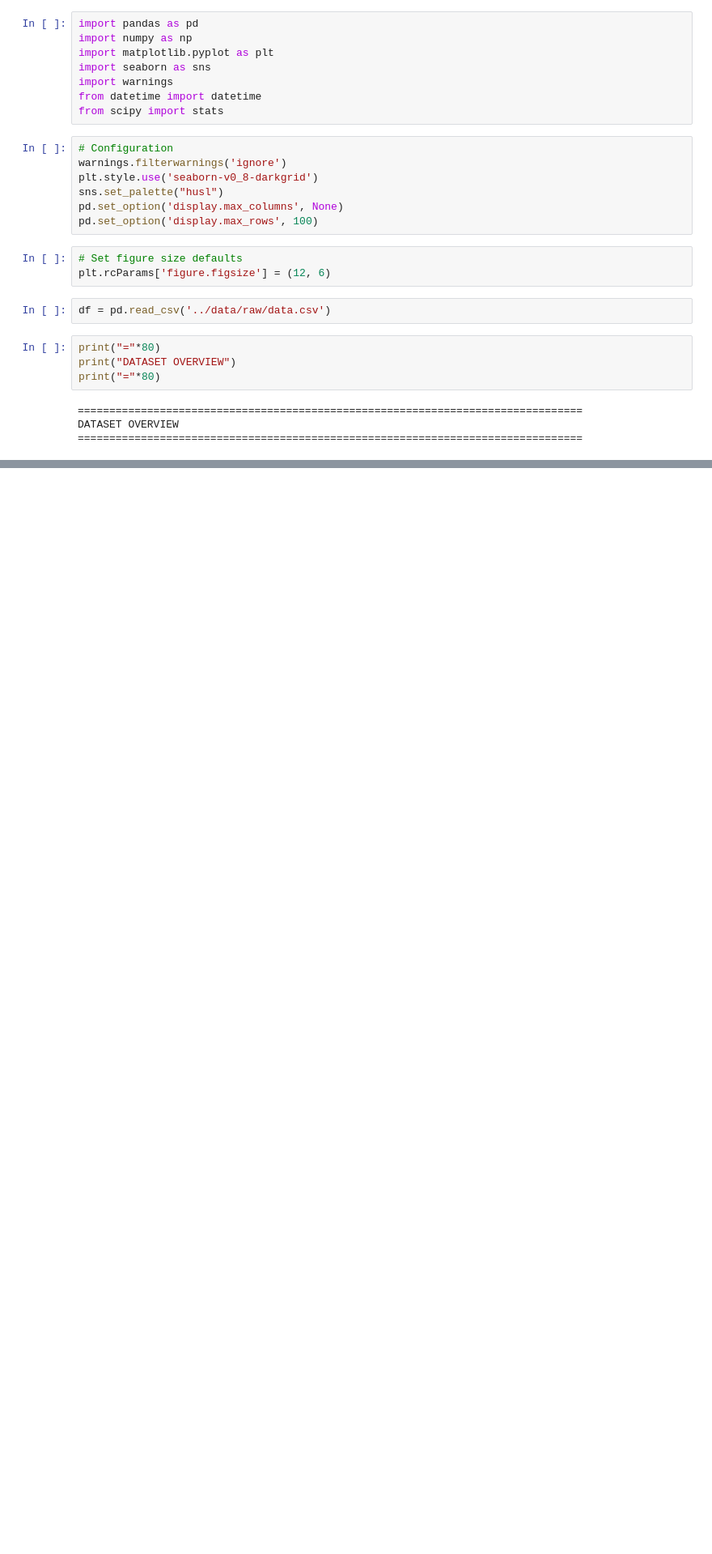
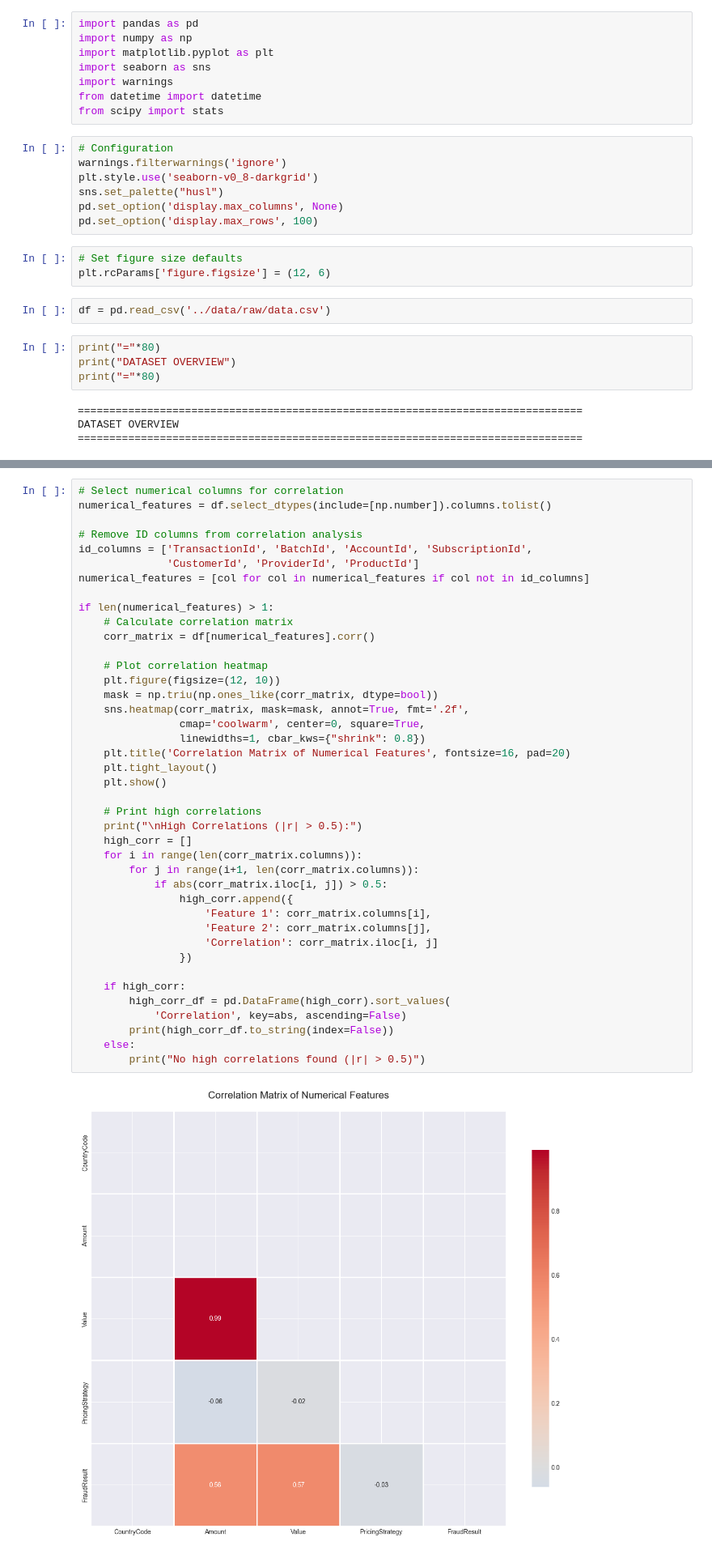
Before and after one commit to nahdes/credit-risk-model, a Jupyter notebook: notebooks/eda.ipynb, the cells around one changed output, grey strips where cells are left out. Shown at 81% size. Saved outputs shown, nothing was run; the diff lists cells and outputs as text; blank space fills up the shorter version.

```diff
--- a/notebooks/eda.ipynb
+++ b/notebooks/eda.ipynb
@@ -28,0 +278,43 @@ DATASET OVERVIEW
+# %%
+# Select numerical columns for correlation
+numerical_features = df.select_dtypes(include=[np.number]).columns.tolist()
+
+# Remove ID columns from correlation analysis
+id_columns = ['TransactionId', 'BatchId', 'AccountId', 'SubscriptionId',
+              'CustomerId', 'ProviderId', 'ProductId']
+numerical_features = [col for col in numerical_features if col not in id_columns]
+
+if len(numerical_features) > 1:
+    # Calculate correlation matrix
+    corr_matrix = df[numerical_features].corr()
+
+    # Plot correlation heatmap
+    plt.figure(figsize=(12, 10))
+    mask = np.triu(np.ones_like(corr_matrix, dtype=bool))
+    sns.heatmap(corr_matrix, mask=mask, annot=True, fmt='.2f',
+                cmap='coolwarm', center=0, square=True,
+                linewidths=1, cbar_kws={"shrink": 0.8})
+    plt.title('Correlation Matrix of Numerical Features', fontsize=16, pad=20)
+    plt.tight_layout()
+    plt.show()
+
+    # Print high correlations
+    print("\nHigh Correlations (|r| > 0.5):")
+    high_corr = []
+    for i in range(len(corr_matrix.columns)):
+        for j in range(i+1, len(corr_matrix.columns)):
+            if abs(corr_matrix.iloc[i, j]) > 0.5:
+                high_corr.append({
+                    'Feature 1': corr_matrix.columns[i],
+                    'Feature 2': corr_matrix.columns[j],
+                    'Correlation': corr_matrix.iloc[i, j]
+                })
+
+    if high_corr:
+        high_corr_df = pd.DataFrame(high_corr).sort_values(
+            'Correlation', key=abs, ascending=False)
+        print(high_corr_df.to_string(index=False))
+    else:
+        print("No high correlations found (|r| > 0.5)")
+# %% [output]
+[figure, added]
```
Also changed, not shown: parts of 17 cells of this notebook.
